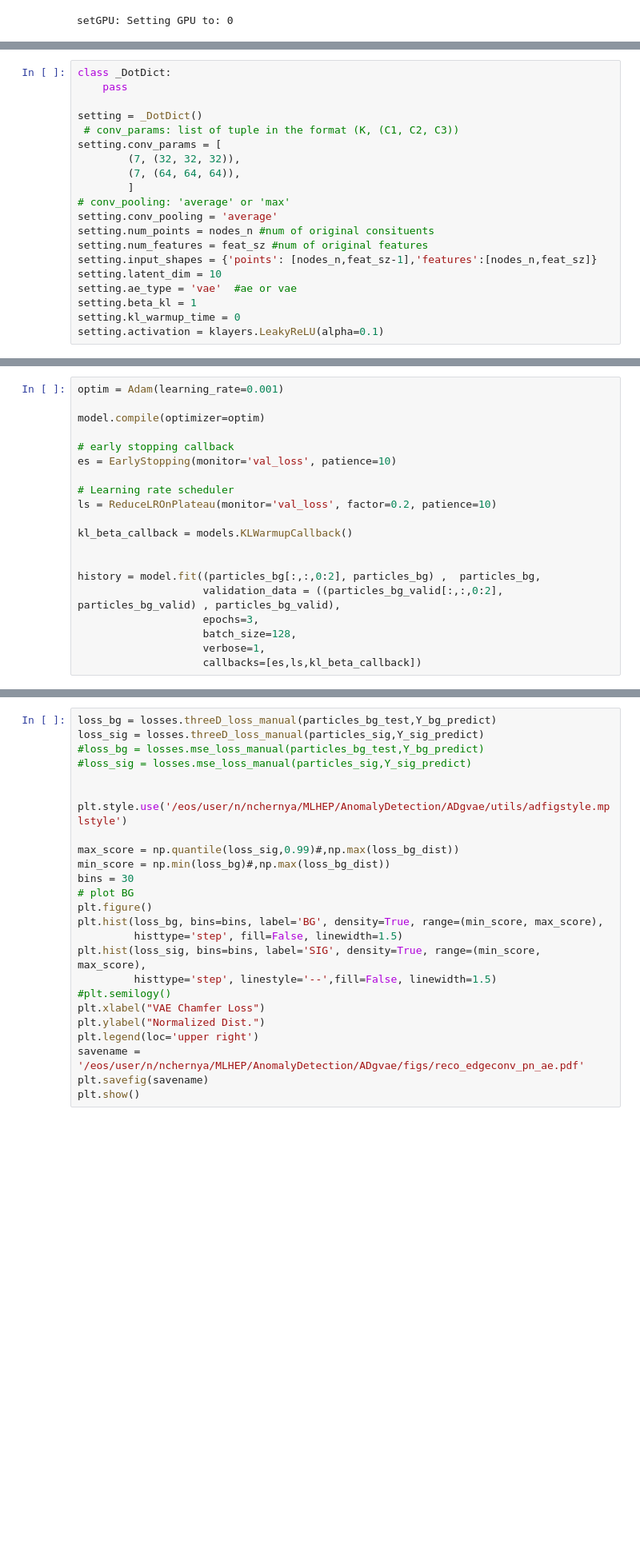
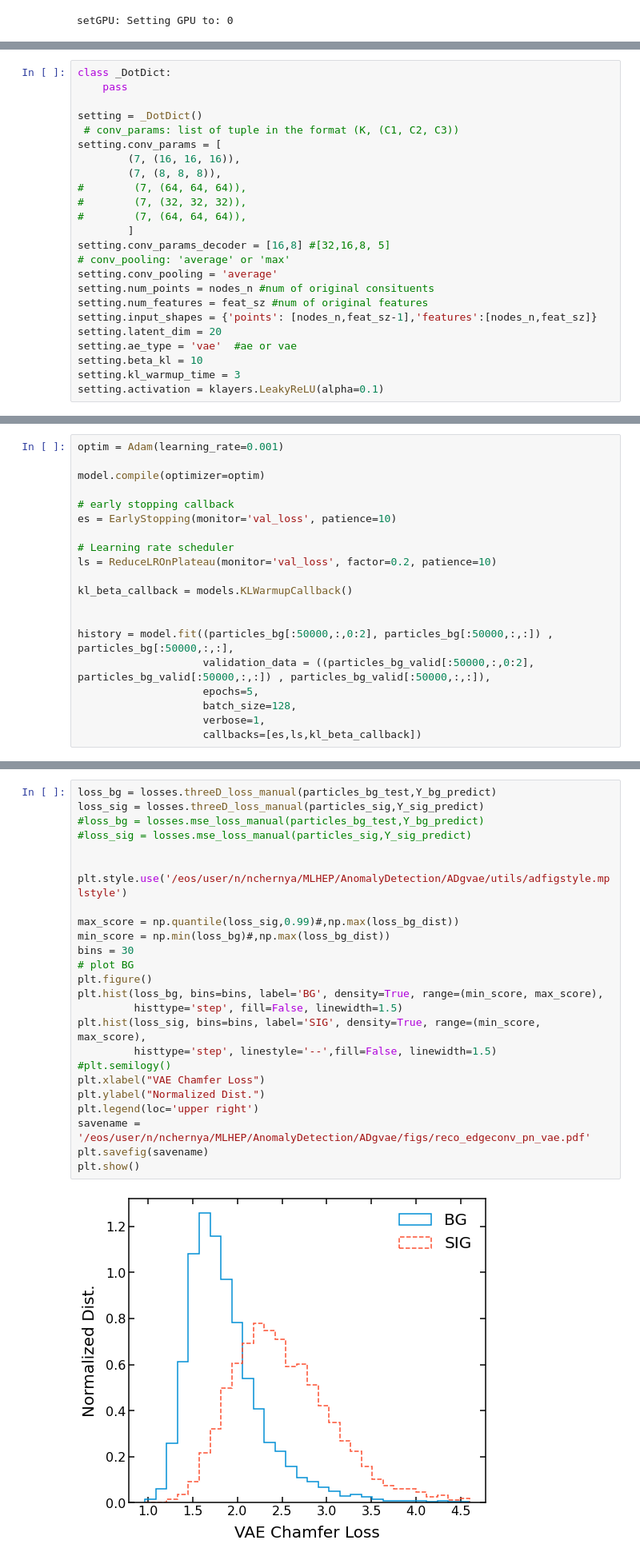
Before and after one commit to nadya-chernyavskaya/ADgvae, a Jupyter notebook: notebooks/PN_AE.ipynb, the cells around one changed output, grey strips where cells are left out. Shown at 80% size. Drawn from its saved outputs; the diff is of its cells as text; blank space fills up the shorter version.

```diff
--- a/notebooks/PN_AE.ipynb
+++ b/notebooks/PN_AE.ipynb
@@ -111,18 +95,22 @@ class _DotDict:
 setting = _DotDict()
  # conv_params: list of tuple in the format (K, (C1, C2, C3))
 setting.conv_params = [
-        (7, (32, 32, 32)),
-        (7, (64, 64, 64)),
+        (7, (16, 16, 16)),
+        (7, (8, 8, 8)),
+#        (7, (64, 64, 64)),
+#        (7, (32, 32, 32)),
+#        (7, (64, 64, 64)),
         ]
+setting.conv_params_decoder = [16,8] #[32,16,8, 5]
 # conv_pooling: 'average' or 'max'
 setting.conv_pooling = 'average'
 setting.num_points = nodes_n #num of original consituents
 setting.num_features = feat_sz #num of original features
 setting.input_shapes = {'points': [nodes_n,feat_sz-1],'features':[nodes_n,feat_sz]}
-setting.latent_dim = 10
+setting.latent_dim = 20
 setting.ae_type = 'vae'  #ae or vae
-setting.beta_kl = 1
-setting.kl_warmup_time = 0
+setting.beta_kl = 10
+setting.kl_warmup_time = 3
 setting.activation = klayers.LeakyReLU(alpha=0.1)
 # %%
 model = pnae.PNVAE(setting=setting,name='PN_VAE_')
@@ -158,9 +146,9 @@ ls = ReduceLROnPlateau(monitor='val_loss', factor=0.2, patience=10)
 kl_beta_callback = models.KLWarmupCallback()
 
 
-history = model.fit((particles_bg[:,:,0:2], particles_bg) ,  particles_bg,
-                    validation_data = ((particles_bg_valid[:,:,0:2], particles_bg_valid) , particles_bg_valid),
-                    epochs=3,
+history = model.fit((particles_bg[:50000,:,0:2], particles_bg[:50000,:,:]) ,  particles_bg[:50000,:,:],
+                    validation_data = ((particles_bg_valid[:50000,:,0:2], particles_bg_valid[:50000,:,:]) , particles_bg_valid[:50000,:,:]),
+                    epochs=5,
                     batch_size=128,
                     verbose=1,
                     callbacks=[es,ls,kl_beta_callback])
@@ -187,28 +182,30 @@ _,Y_sig_predict = model.predict([particles_sig[:,:,0:2],particles_sig])
 # %%
 loss_bg = losses.threeD_loss_manual(particles_bg_test,Y_bg_predict)
 loss_sig = losses.threeD_loss_manual(particles_sig,Y_sig_predict)
 #loss_bg = losses.mse_loss_manual(particles_bg_test,Y_bg_predict)
 #loss_sig = losses.mse_loss_manual(particles_sig,Y_sig_predict)
 
 
 plt.style.use('/eos/user/n/nchernya/MLHEP/AnomalyDetection/ADgvae/utils/adfigstyle.mplstyle')
 
 max_score = np.quantile(loss_sig,0.99)#,np.max(loss_bg_dist))
 min_score = np.min(loss_bg)#,np.max(loss_bg_dist))
 bins = 30
 # plot BG
 plt.figure()
 plt.hist(loss_bg, bins=bins, label='BG', density=True, range=(min_score, max_score),
          histtype='step', fill=False, linewidth=1.5)
 plt.hist(loss_sig, bins=bins, label='SIG', density=True, range=(min_score, max_score),
          histtype='step', linestyle='--',fill=False, linewidth=1.5)
 #plt.semilogy()
 plt.xlabel("VAE Chamfer Loss")
 plt.ylabel("Normalized Dist.")
 plt.legend(loc='upper right')
-savename = '/eos/user/n/nchernya/MLHEP/AnomalyDetection/ADgvae/figs/reco_edgeconv_pn_ae.pdf'
+savename = '/eos/user/n/nchernya/MLHEP/AnomalyDetection/ADgvae/figs/reco_edgeconv_pn_vae.pdf'
 plt.savefig(savename)
 plt.show()
+# %% [output]
+[figure, added]
 # %%
 plt.style.use('/eos/user/n/nchernya/MLHEP/AnomalyDetection/ADgvae/utils/adfigstyle.mplstyle')
 for i in range(0,len(feats)):
```
Also changed, not shown: parts of 16 cells of this notebook, 3 other files.
